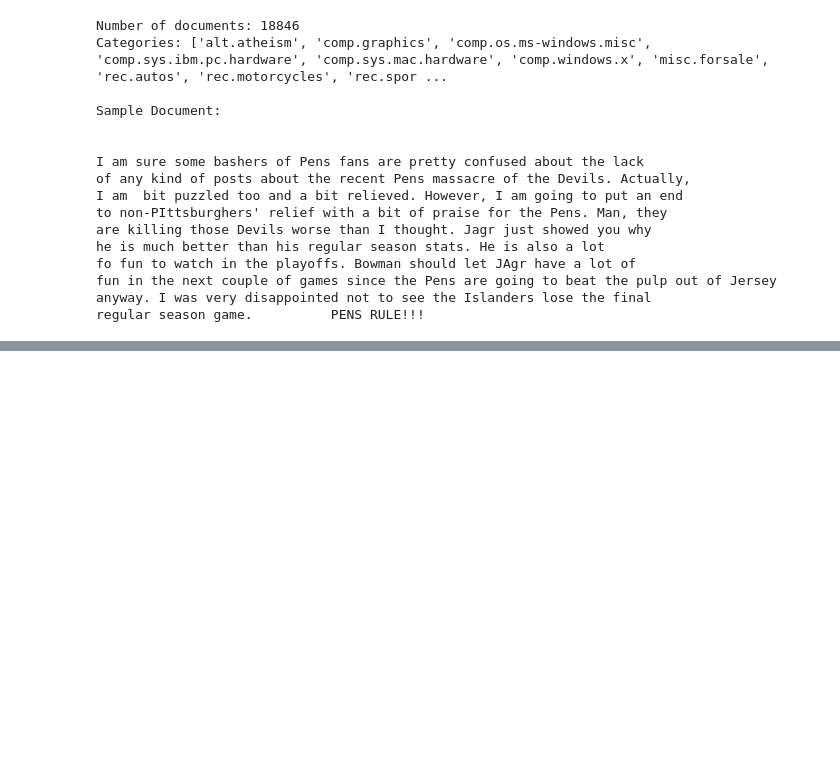
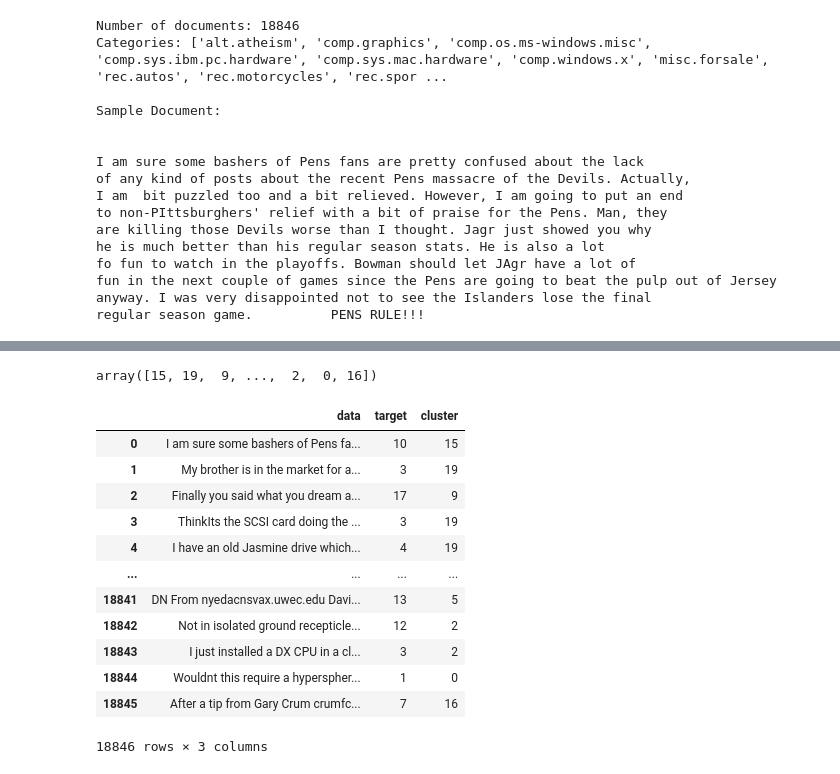
Before and after one commit to JLivingston01/ml-research, a Jupyter notebook: kmeans_extended/notebooks/model.ipynb, the cells around one changed output, grey strips where cells are left out. Drawn from its saved outputs; the diff is of its cells as text; code cells hidden in the pictures; blank space fills up the shorter version.

```diff
--- a/kmeans_extended/notebooks/model.ipynb
+++ b/kmeans_extended/notebooks/model.ipynb
@@ -39,4 +51,6 @@ cleaned = ["".join([j for j in i if (j==' ')|(j.isalpha())|(j==".")]) for i in n
 # %%
 
-vectorizer = CountVectorizer(max_features=1000,stop_words=list(stop_words),ngram_range=(1,1))
+vectorizer = TfidfVectorizer(max_features=10000,stop_words=list(stop_words),ngram_range=(1,1))
 tfidf_matrix = vectorizer.fit_transform(cleaned)
+
+# Ignore the warning. It's fine.
@@ -92,18 +124,20 @@ centroid_dist = dists[:,list(argmins)][:,0]
 # %%
-from sklearn.base import BaseEstimator
+from sklearn.base import BaseEstimator,ClusterMixin
 
-class KMeansExtended(BaseEstimator):
+class KMeansExtended(BaseEstimator,ClusterMixin):
 
     def __init__(
         self,
         n_clusters=5,
         metric='cosine',
-        epochs=100
+        epochs=100,
+        verbose=False
     ):
 
         self.n_clusters=n_clusters
         self.epochs=epochs
         self.metric = metric
+        self.verbose = verbose
 
         if metric=='cosine':
             self.metric_fn = cosine_distances
@@ -127,9 +161,20 @@ class KMeansExtended(BaseEstimator):
         self : object
             Fitted estimator.
         """
-        sampled_indices = np.random.choice(X.shape[0],size=self.n_clusters,replace=False)
 
-        self.cluster_centers_ = X[sampled_indices]
+        all_clusts_represented = False
+
+        while not all_clusts_represented:
+            sampled_indices = np.random.choice(X.shape[0],size=self.n_clusters,replace=False)
+
+            self.cluster_centers_ = X[sampled_indices]
+            dists = cosine_distances(
+                X,
+                self.cluster_centers_
+            )
+            argmins=dists.argmin(axis=1)
+
+            all_clusts_represented = set(argmins)==set(range(self.n_clusters))
 
         for e in range(self.epochs):
 
@@ -140,13 +185,13 @@ class KMeansExtended(BaseEstimator):
             argmins=dists.argmin(axis=1)
 
             new_centroids = []
-            for c in range(k):
+            for c in range(self.n_clusters):
                 row = tfidf_matrix[argmins==c].mean(axis=0)
                 new_centroids.append(row)
 
             new_centroids = np.concat(new_centroids)
-
-            print(e,(new_centroids-self.cluster_centers_).sum())
+            if self.verbose:
+                print(e,(new_centroids-self.cluster_centers_).sum())
 
             if abs((new_centroids-self.cluster_centers_).sum())==0:
                 self.cluster_centers_ = np.asarray(new_centroids)
@@ -184,7 +229,7 @@ class KMeansExtended(BaseEstimator):
 
         return labels
 # %%
-kmeans = KMeansExtended(n_clusters=8,metric='cosine',epochs=100)
+kmeans = KMeansExtended(n_clusters=20,metric='cosine',epochs=100)
 # %%
 kmeans.fit(tfidf_matrix)
 # %% [output]
@@ -208,0 +237,4 @@ KMeansExtended(n_clusters=8)
+# %%
+kmeans.predict(tfidf_matrix)
+# %% [output]
+array([15, 19,  9, ...,  2,  0, 16])
@@ -208,0 +249,16 @@ KMeansExtended(n_clusters=8)
+# %%
+kmeans_df
+# %% [output]
+|  | data | target | cluster |
+| 0 | I am sure some bashers of Pens fa... | 10 | 15 |
+| 1 | My brother is in the market for a... | 3 | 19 |
+| 2 | Finally you said what you dream a... | 17 | 9 |
+| 3 | ThinkIts the SCSI card doing the ... | 3 | 19 |
+| 4 | I have an old Jasmine drive which... | 4 | 19 |
+| ... | ... | ... | ... |
+| 18841 | DN From nyedacnsvax.uwec.edu Davi... | 13 | 5 |
+| 18842 | Not in isolated ground recepticle... | 12 | 2 |
+| 18843 | I just installed a DX CPU in a cl... | 3 | 2 |
+| 18844 | Wouldnt this require a hyperspher... | 1 | 0 |
+| 18845 | After a tip from Gary Crum crumfc... | 7 | 16 |
+18846 rows × 3 columns
```
Also changed, not shown: parts of 20 cells of this notebook.
